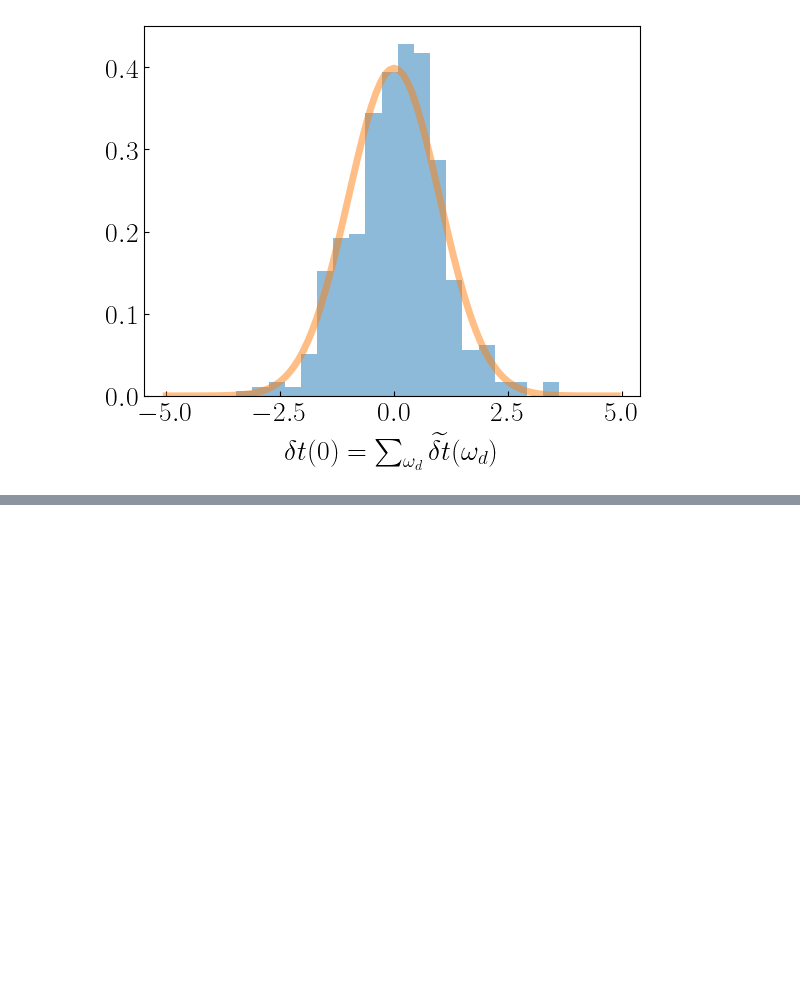
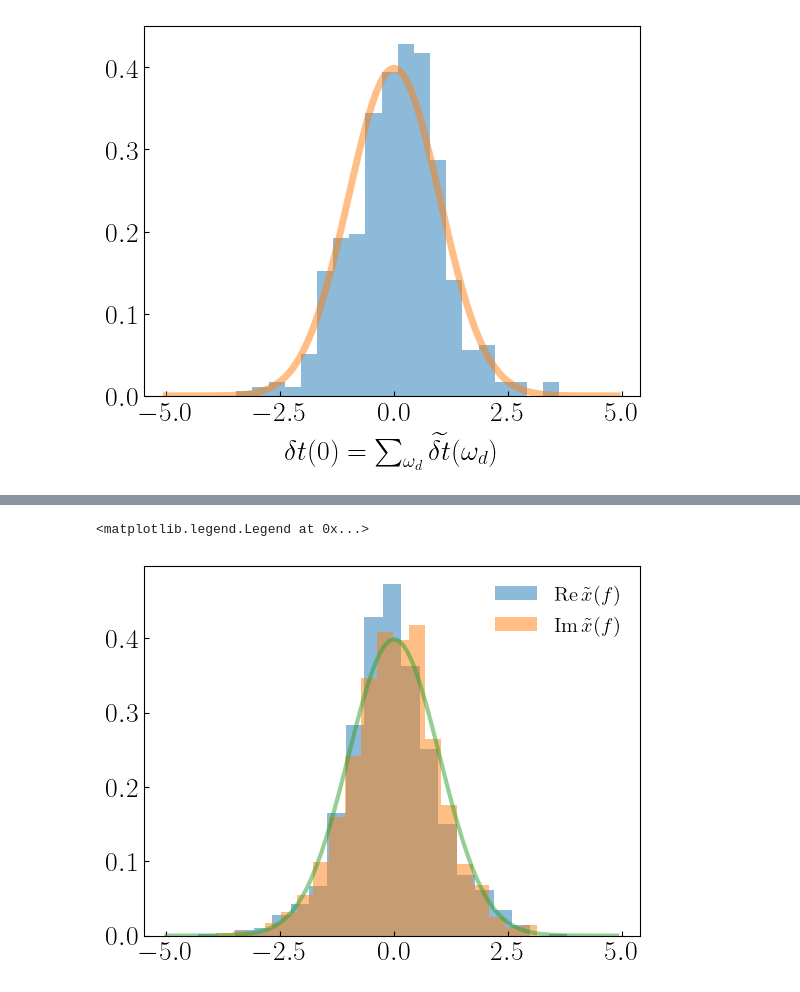
Before and after one commit to hjkim0620/ULDM_PTA_Likelihood, a Jupyter notebook: ULDM_PTA_Likelihood.ipynb, the cells around one changed output, grey strips where cells are left out. Drawn from its saved outputs; the diff is of its cells as text; code cells hidden in the pictures; blank space fills up the shorter version.

```diff
--- a/ULDM_PTA_Likelihood.ipynb
+++ b/ULDM_PTA_Likelihood.ipynb
@@ -346,0 +368,20 @@ plt.xlabel(r'$\delta t(0) = \sum_{\omega_d} \widetilde{\delta t}(\omega_d)$');
+# %%
+my_pos_ff = [[] for _ in range(len(my_pos))]
+for i, pos in enumerate(my_pos):
+    my_pos_ff[i] = fftn(pos)
+# %%
+my_pos_ff = np.array(my_pos_ff)
+# %%
+x = np.arange(-5,5,0.1)
+plt.hist(np.real(my_pos_ff[:,1]) / np.std(np.real(my_pos_ff[:,1])), bins=20, density=True, alpha=0.5,
+         label=r'$\textrm{Re}\, \tilde x(f)$');
+plt.hist(np.imag(my_pos_ff[:,1]) / np.std(np.imag(my_pos_ff[:,1])), bins=20, density=True, alpha=0.5,
+         label=r'$\textrm{Im}\, \tilde x(f)$');
+plt.plot(x, 1/np.sqrt(2 * np.pi) * np.exp(-x**2/2), lw=3, alpha=0.5)
+plt.legend()
+# plt.xlabel(r'$\tilde x / {\rm SE}(x)$')
+
+# plt.yscale('log')
+# %% [output]
+<matplotlib.legend.Legend at 0x...>
+[figure, added]
```
Also changed, not shown: parts of 6 cells of this notebook, 1 other file.
